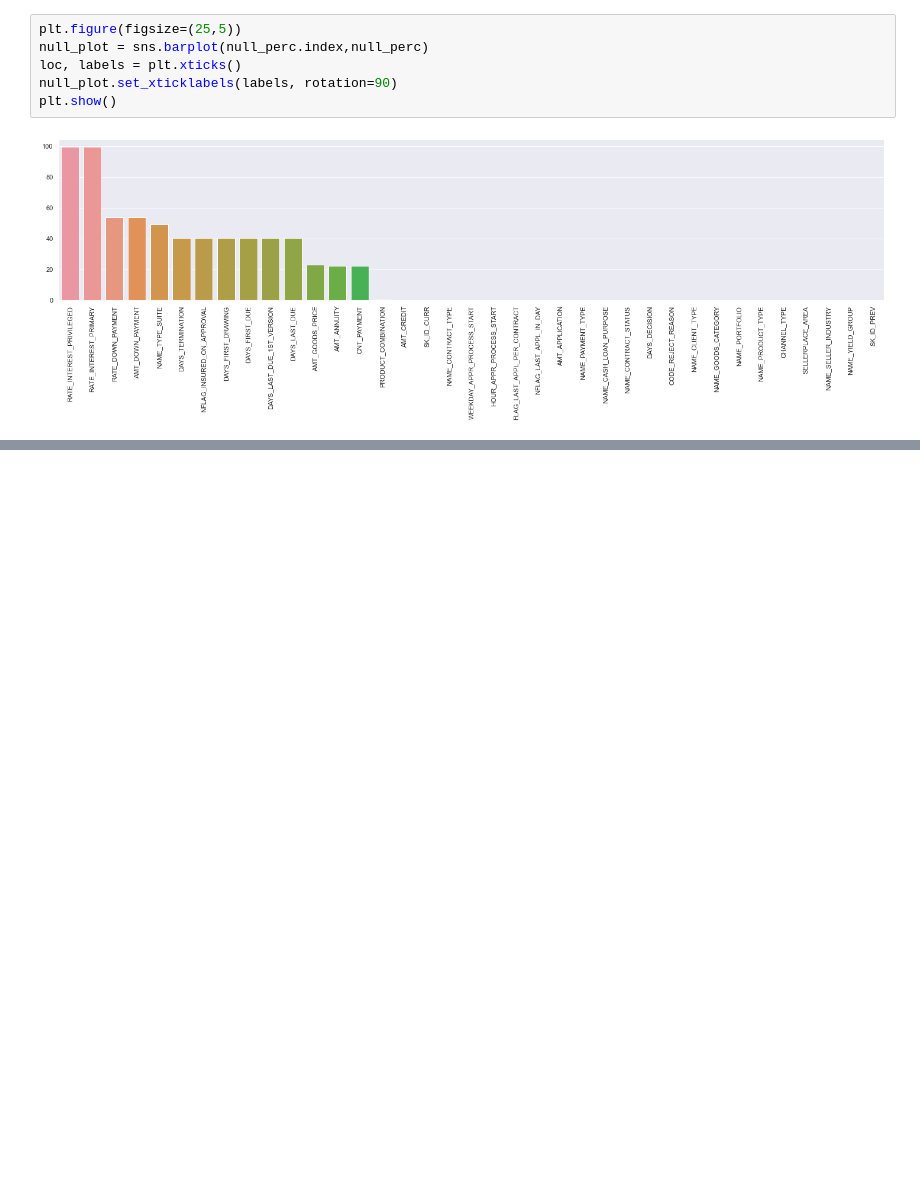
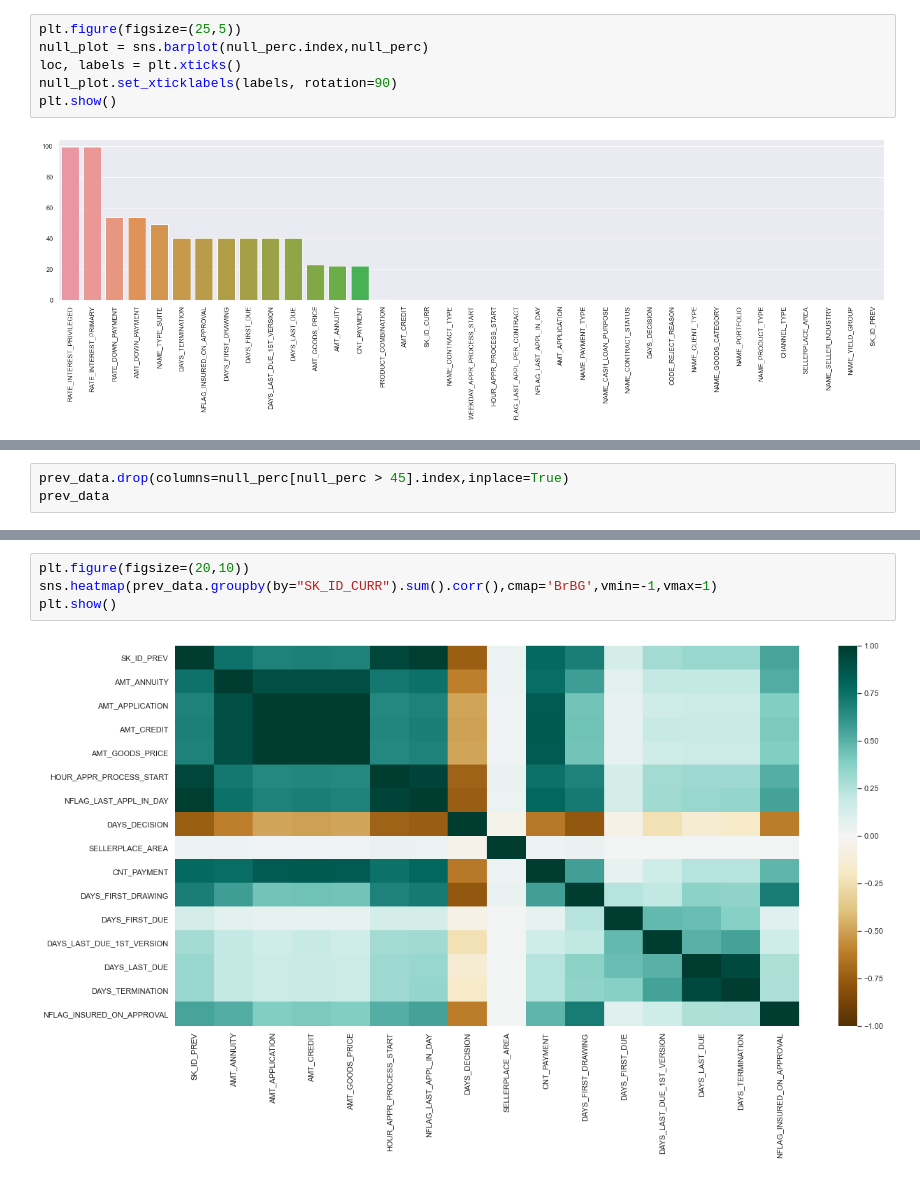
Before and after one commit to sidh-singh/Loan-Prediction-Model, a Jupyter notebook: PreviousDataAnalysis.ipynb, the cells around one changed output, grey strips where cells are left out. Cells and saved outputs as stored; diff of their text form; blank space fills up the shorter version.

Commit message:
Added Previous Data Analysis

```diff
--- a/PreviousDataAnalysis.ipynb
+++ b/PreviousDataAnalysis.ipynb
@@ -63,0 +80,3 @@ plt.show()
+# %%
+prev_data.drop(columns=null_perc[null_perc > 45].index,inplace=True)
+prev_data
@@ -64 +97,7 @@ plt.show()
+# %%
+plt.figure(figsize=(20,10))
+sns.heatmap(prev_data.groupby(by="SK_ID_CURR").sum().corr(),cmap='BrBG',vmin=-1,vmax=1)
+plt.show()
+# %% [output]
+[figure, added]
 # %%
```
Also changed, not shown: parts of 3 cells of this notebook.
